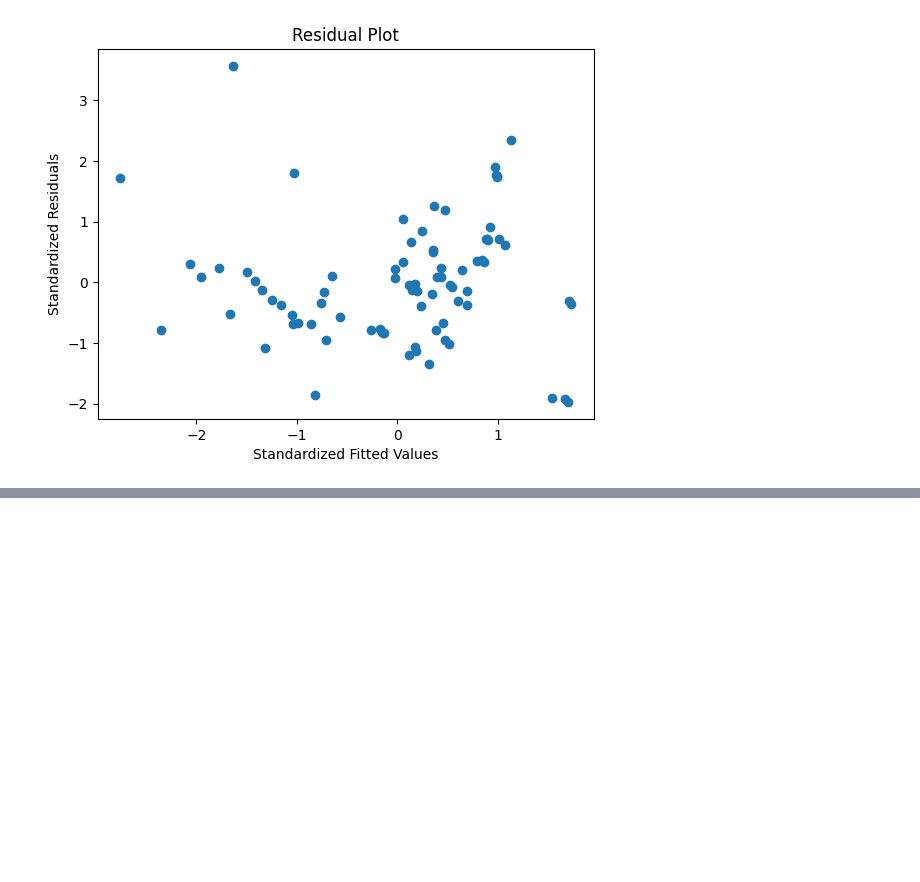
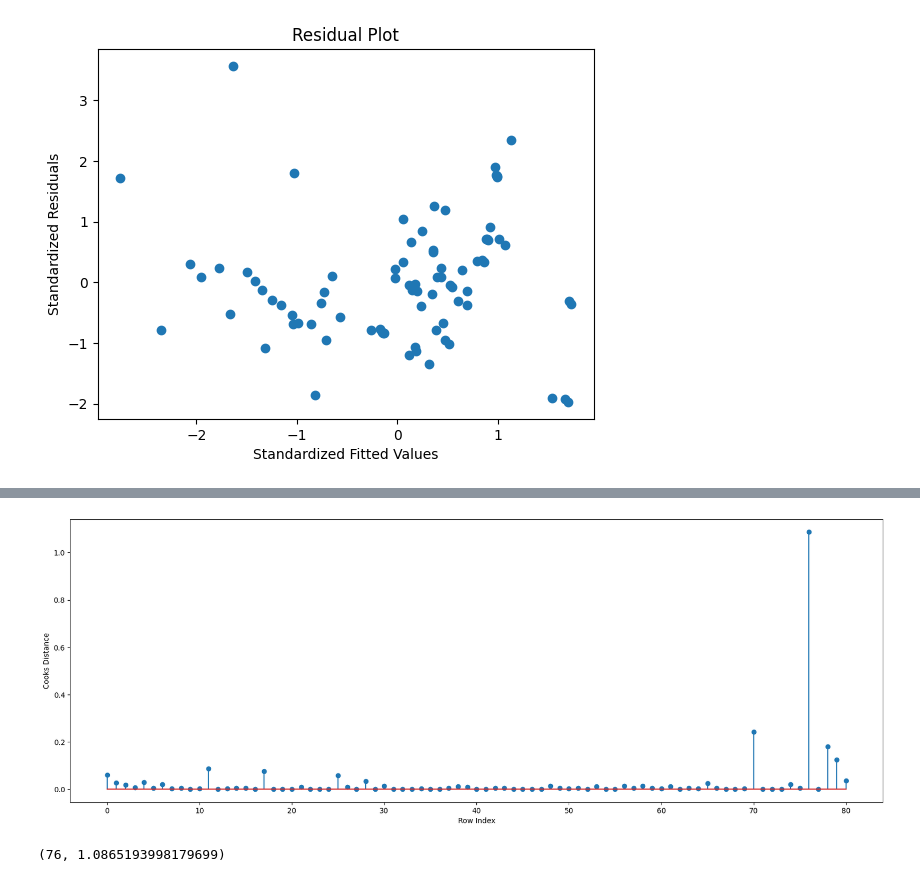
Before and after one commit to Bhanuvedithreddy/527-AD, a Jupyter notebook: AD5.ipynb, the cells around one changed output, grey strips where cells are left out. Drawn from its saved outputs; the diff is of its cells as text; code cells hidden in the pictures; blank space fills up the shorter version.

```diff
--- a/AD5.ipynb
+++ b/AD5.ipynb
@@ -127,0 +134,15 @@ plt.show()
+# %%
+model_influence = model.get_influence()
+(c, _) = model_influence.cooks_distance
+# %%
+fig=plt.subplots(figsize=(20,7))
+plt.stem(np.arange(len(cars)),np.round(c,3))
+plt.xlabel('Row Index')
+plt.ylabel('Cooks Distance')
+plt.show()
+# %% [output]
+[figure, added]
+# %%
+(np.argmax(c),np.max(c))
+# %% [output]
+(76, 1.0865193998179699)
```
Also changed, not shown: parts of 5 cells of this notebook.
